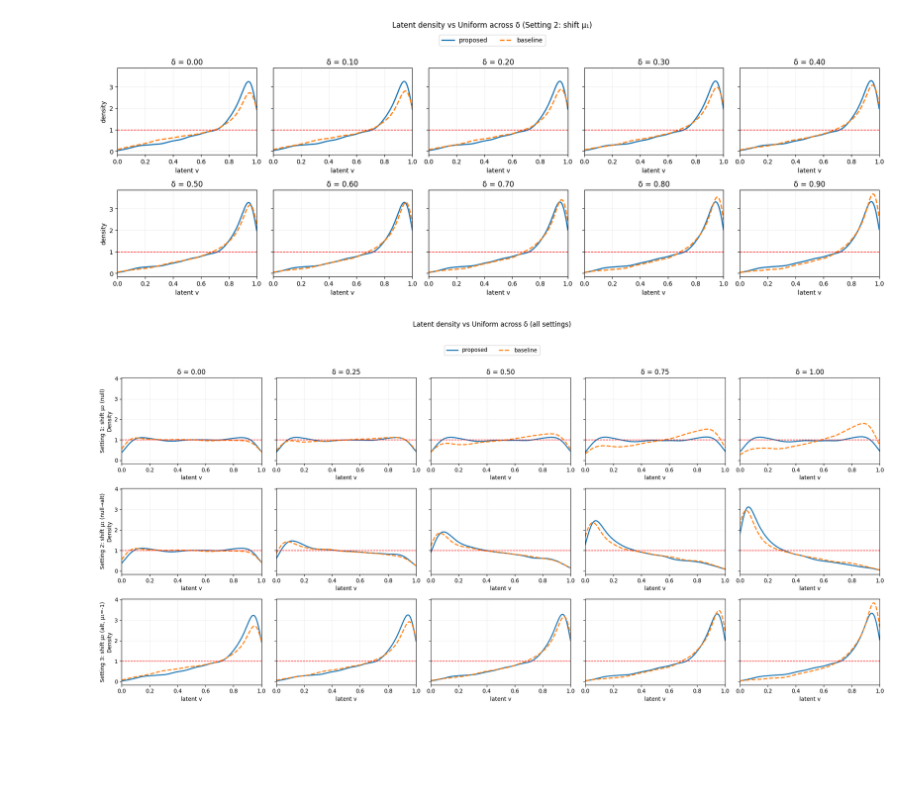
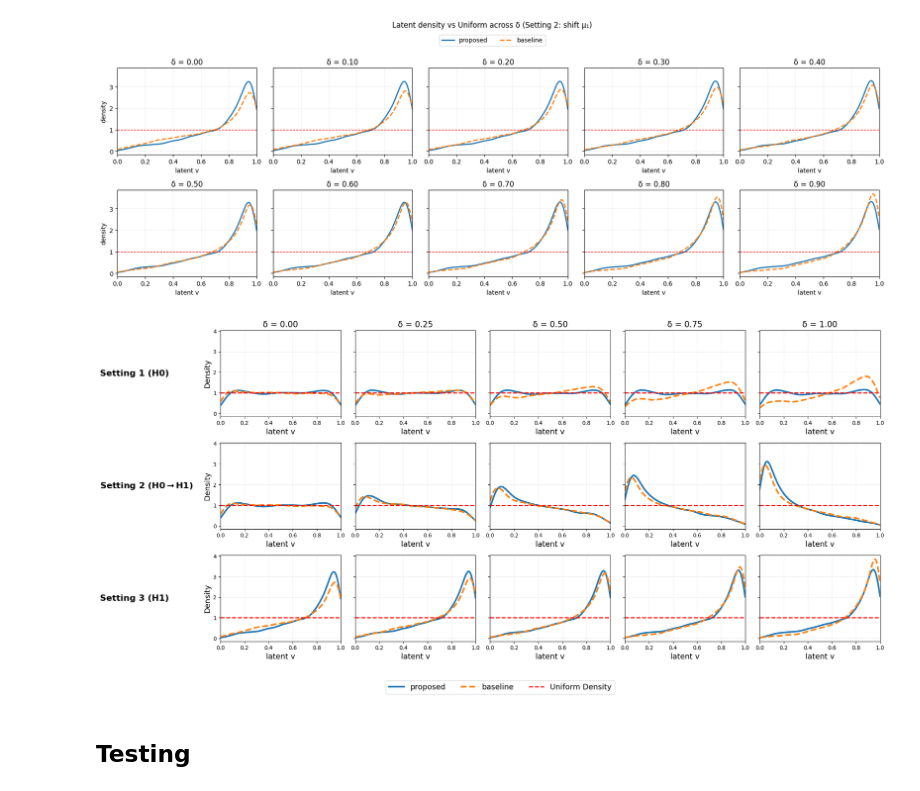
Before and after one commit to Minxing-Zheng/physics_informed_testing, a Jupyter notebook: experiment/model_diagnostics.ipynb, the cells around one changed output. Saved outputs shown, nothing was run; the diff lists cells and outputs as text; code cells hidden in the pictures; blank space fills up the shorter version.

```diff
--- a/experiment/model_diagnostics.ipynb
+++ b/experiment/model_diagnostics.ipynb
@@ -634,18 +945,12 @@ plt.show()
 # %% [output]
 [figure]
 # %%
-import sys, pathlib, numpy as np, torch, matplotlib.pyplot as plt
-from scipy.stats import gaussian_kde
-sys.path.insert(0, str(pathlib.Path("src").resolve()))
-from data.sample_x import sample_x
-from train.losses import mmd2_unif, energy_distance_unif
-
 deltas = [0.00, 0.25, 0.50, 0.75, 1.00]
 
 settings = [
-    ("Setting 1: shift μ₂ (null)",      np.array([0.0, 0.0]), np.array([0.0, 1.0])),
-    ("Setting 2: shift μ₁ (null→alt)",  np.array([0.0, 0.0]), np.array([1.0, 0.0])),
-    ("Setting 3: shift μ₂ (alt, μ₁=-1)",np.array([-1.0, 0.0]),np.array([0.0, 1.0])),
+    (r"Setting 1 (H0)",      np.array([0.0, 0.0]), np.array([0.0, 1.0])),
+    (r"Setting 2 (H0$\to$H1)",  np.array([0.0, 0.0]), np.array([1.0, 0.0])),
+    (r"Setting 3 (H1)",np.array([-1.0, 0.0]),np.array([0.0, 1.0])),
 ]
 
 fig, axes = plt.subplots(len(settings), len(deltas), figsize=(20, 9), sharey=True)
@@ -669,40 +974,58 @@ for row, (title, mu_base, direction) in enumerate(settings):
         kde_p  = gaussian_kde(v_prop)(grid)
         kde_b  = gaussian_kde(v_base)(grid)
 
-        ax.plot(grid, kde_p, lw=2, label="proposed")
-        ax.plot(grid, kde_b, lw=2, ls="--", label="baseline")
-        ax.axhline(1.0, ls="--", c="red", lw=1)
-        ax.set_title(f"δ = {delta:.2f}" if row == 0 else "")
+        ax.plot(grid, kde_p, lw=3, label="proposed")
+        ax.plot(grid, kde_b, lw=3, ls="--", label="baseline")
+        ax.axhline(1.0, ls="--", c="red", lw=2,label='Uniform Density')
+        ax.set_title(f"δ = {delta:.2f}" if row == 0 else "",fontsize=15)
         ax.set_xlim(0, 1); ax.grid(True, alpha=0.2)
         if ax is axes[row][0]:
-            ax.set_ylabel(f"{title}\nDensity")
-        ax.set_xlabel("latent v")
+            # 1) vertical y-label (common meaning)
+            ax.set_ylabel("Density", fontsize=14, rotation=90)
+
+            # 2) horizontal row subtitle on the left
+            ax.text(
+                x=-1, y=0.5, s=title,                # move x as needed
+                transform=ax.transAxes,                 # axes coords: (0,0) bottom-left, (1,1) top-right
+                ha="left", va="center",
+                fontsize=16,fontweight="bold",
+            )
+        ax.set_xlabel("latent v",fontsize=14)
 
 handles, labels = axes[0][0].get_legend_handles_labels()
-fig.legend(handles, labels, loc="upper center", ncol=2, bbox_to_anchor=(0.5, 1.02))
-fig.suptitle("Latent density vs Uniform across δ (all settings)", y=1.08)
+fig.legend(
+    handles, labels,
+    loc="upper center",
+    ncol=3,
+    bbox_to_anchor=(0.5, -0.03),
+    fontsize=14,
+)
+
+# fig.suptitle("Latent density vs Uniform across δ (all settings)", y=1.08)
 fig.tight_layout()
 plt.show()
 
 # # ------------ print metrics per δ, per setting ------------
 # for title, mu_base, direction in settings:
 #     print(f"\n{title}")
 #     print("delta | MMD^2 prop | MMD^2 base | Energy prop | Energy base | KS prop | KS base")
 #     rows = []
 #     for delta in deltas:
 #         mu = mu_base + delta * direction
 #         X = sample_x(
 #             n_samples=n_samples,
 #             dist_type="gaussian",
 #             params={"mean": mu, "cov": cov},
 #             seed=2,  # different seed from plot
 #             truncate_box=truncate_box,
 #         ).astype(np.float32)
 #         v_prop = encode_to_latent(model,     X, device)[:, 0]
 #         v_base = encode_to_latent(model_enc, X, device)[:, 0]
 #         mmd_p, ed_p, ks_p = stats_vs_unif(v_prop)
 #         mmd_b, ed_b, ks_b = stats_vs_unif(v_base)
 #         rows.append((delta, mmd_p, mmd_b, ed_p, ed_b, ks_p, ks_b))
 #         print(f"{delta:4.2f} | {mmd_p:+.3e} | {mmd_b:+.3e} | {ed_p:+.3e} | {ed_b:+.3e} | {ks_p:.3e} | {ks_b:.3e}")
 # %% [output]
-[figure, old version]
+[figure, new version]
+# %% [markdown]
+## Testing
```
Also changed, not shown: parts of 7 cells of this notebook, 16 other files.
